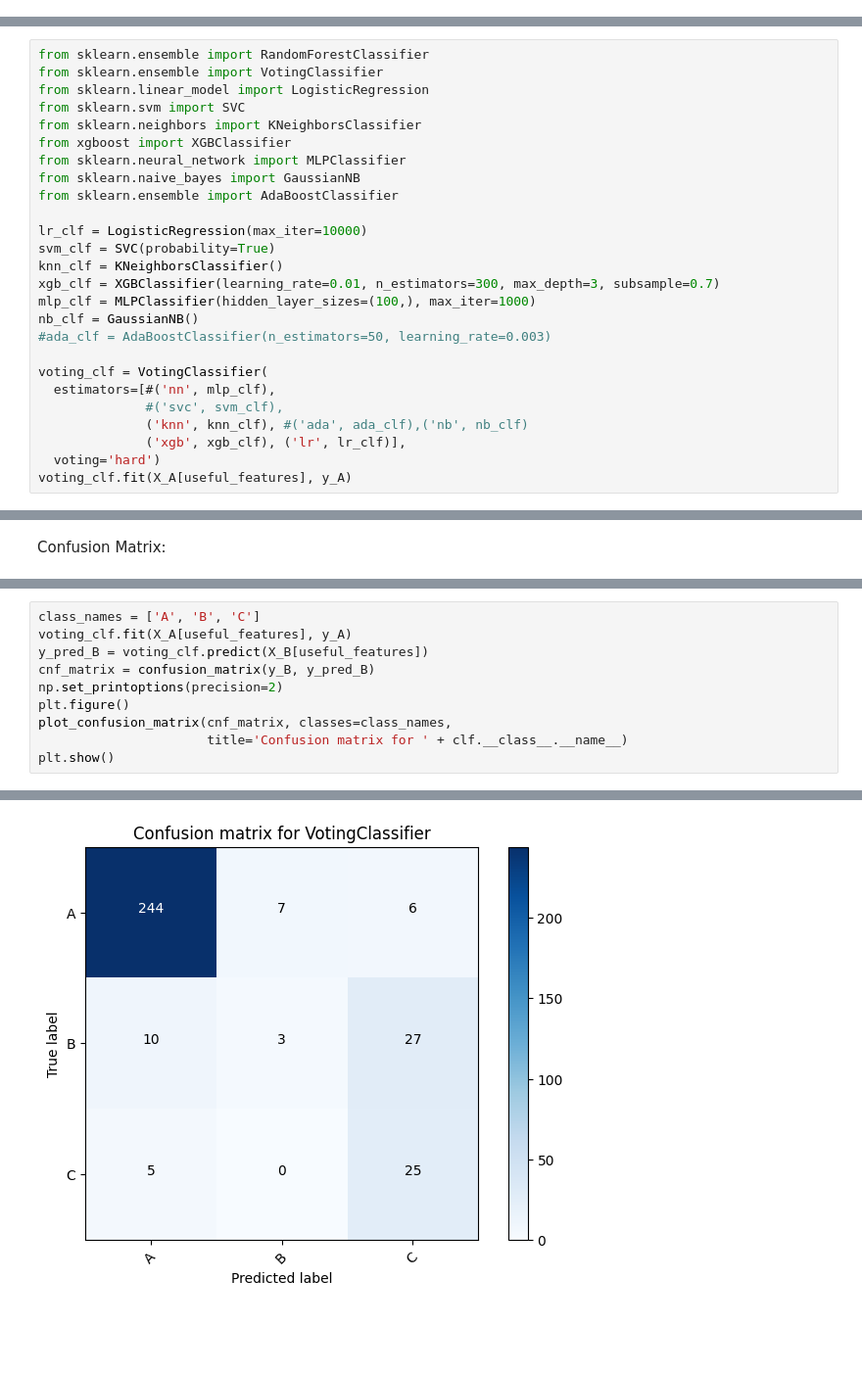
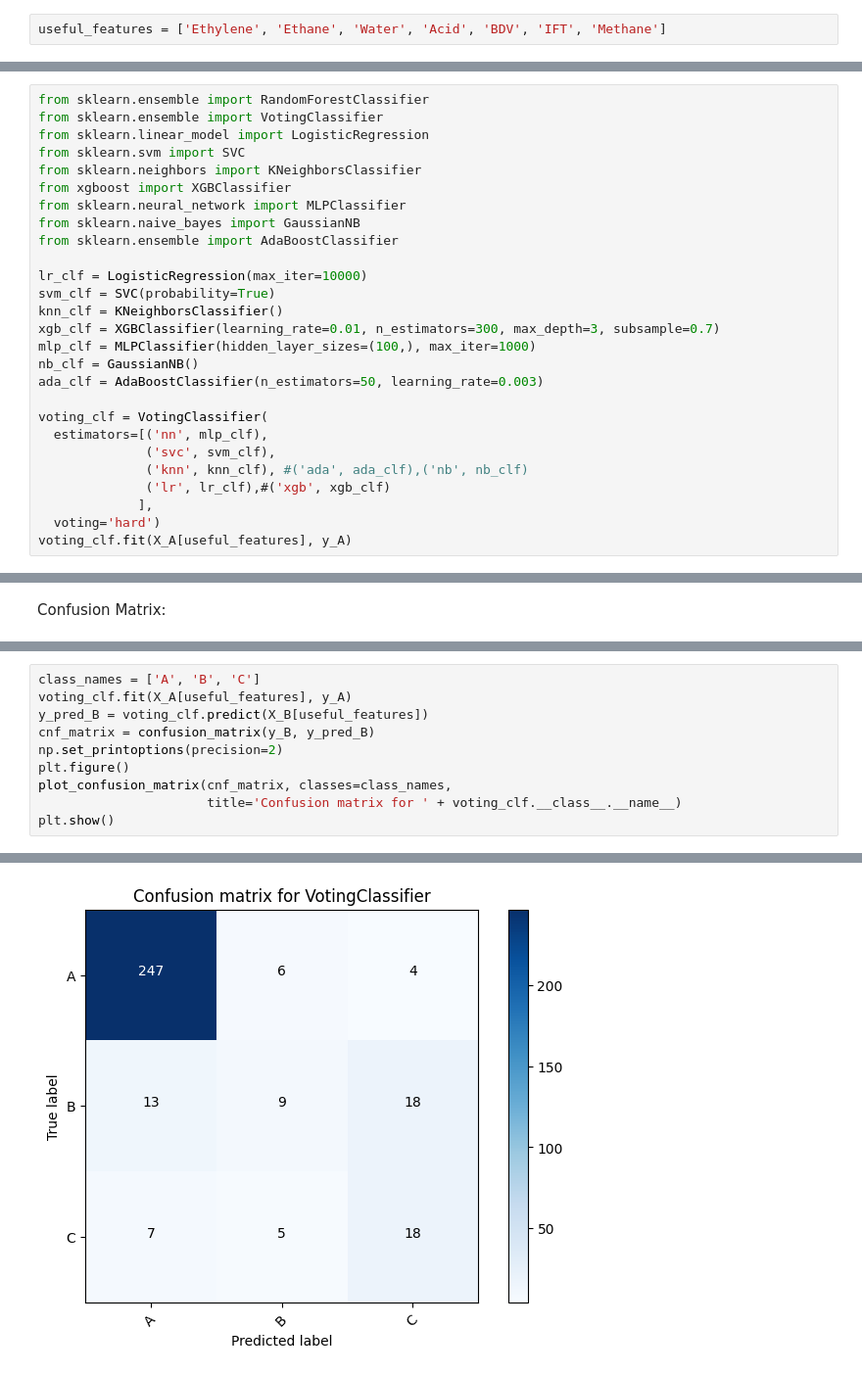
Before and after one commit to NimaFrj/Kaggle-Notebooks, a Jupyter notebook: transformer-paper.ipynb, the cells around one changed output, grey strips where cells are left out. Shown at 98% size. Drawn from its saved outputs; the diff is of its cells as text; blank space fills up the shorter version.

```diff
--- a/transformer-paper.ipynb
+++ b/transformer-paper.ipynb
@@ -162,3 +161,5 @@ features in the blue area: ['Methane']
+# %%
+useful_features = ['Ethylene', 'Ethane', 'Water', 'Acid', 'BDV', 'IFT', 'Methane']
 # %% [markdown]
 # First case: Training using 75% of the data and testing on the remaining 25%
 # %% [markdown]
@@ -273,13 +284,14 @@ knn_clf = KNeighborsClassifier()
 xgb_clf = XGBClassifier(learning_rate=0.01, n_estimators=300, max_depth=3, subsample=0.7)
 mlp_clf = MLPClassifier(hidden_layer_sizes=(100,), max_iter=1000)
 nb_clf = GaussianNB()
-#ada_clf = AdaBoostClassifier(n_estimators=50, learning_rate=0.003)
+ada_clf = AdaBoostClassifier(n_estimators=50, learning_rate=0.003)
 
 voting_clf = VotingClassifier(
-  estimators=[#('nn', mlp_clf),
-              #('svc', svm_clf),
+  estimators=[('nn', mlp_clf),
+              ('svc', svm_clf),
               ('knn', knn_clf), #('ada', ada_clf),('nb', nb_clf)
-              ('xgb', xgb_clf), ('lr', lr_clf)],
+              ('lr', lr_clf),#('xgb', xgb_clf)
+             ],
   voting='hard')
 voting_clf.fit(X_A[useful_features], y_A)
 # %% [output]
@@ -359,7 +372,7 @@ cnf_matrix = confusion_matrix(y_B, y_pred_B)
 np.set_printoptions(precision=2)
 plt.figure()
 plot_confusion_matrix(cnf_matrix, classes=class_names,
-                      title='Confusion matrix for ' + clf.__class__.__name__)
+                      title='Confusion matrix for ' + voting_clf.__class__.__name__)
 plt.show()
 # %% [output]
 Confusion matrix, without normalization
@@ -369 +382 @@ Confusion matrix, without normalization
-[figure, old version]
+[figure, new version]
```
Also changed, not shown: parts of 12 cells of this notebook.
